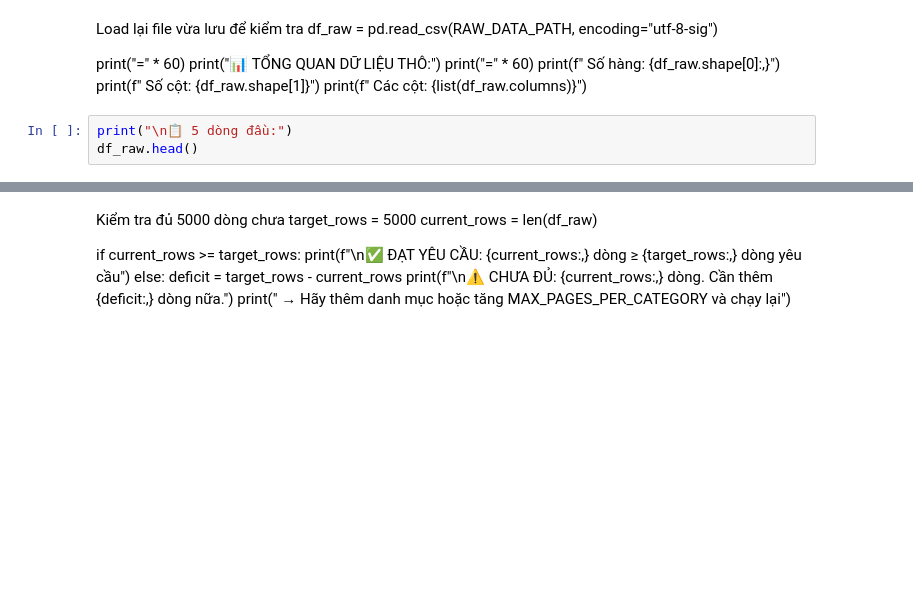
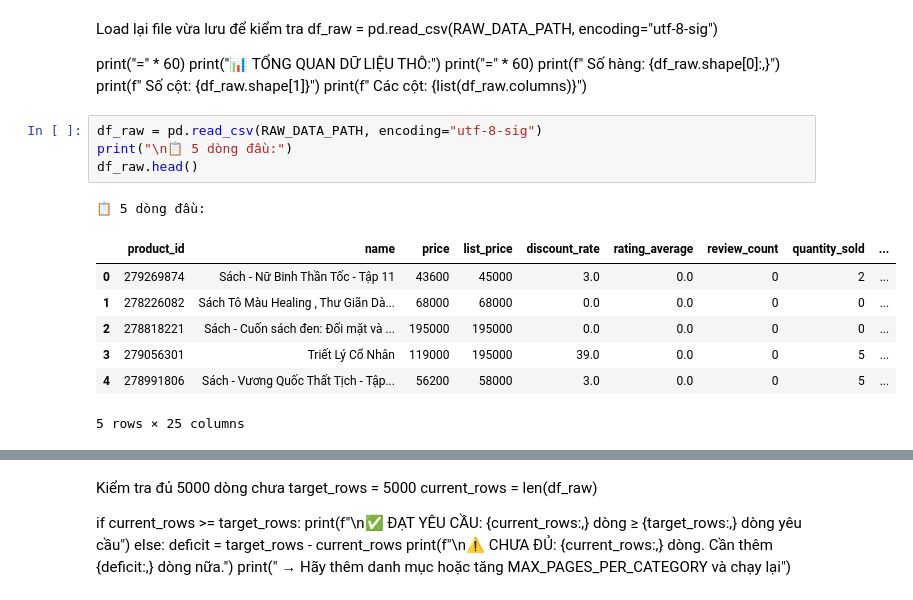
Before and after one commit to AnhTuan28112005/Market-Analysis-of-Books-on-Tiki, a Jupyter notebook: notebooks/01_crawl_data.ipynb, the cells around one changed output, grey strips where cells are left out. Cells and saved outputs as stored; diff of their text form; blank space fills up the shorter version.

```diff
--- a/notebooks/01_crawl_data.ipynb
+++ b/notebooks/01_crawl_data.ipynb
@@ -491,8 +501,18 @@ print(f"  Số hàng:    {df_raw.shape[0]:,}")
 print(f"  Số cột:     {df_raw.shape[1]}")
 print(f"  Các cột:    {list(df_raw.columns)}")
 # %%
+df_raw = pd.read_csv(RAW_DATA_PATH, encoding="utf-8-sig")
 print("\n📋 5 dòng đầu:")
 df_raw.head()
+# %% [output]
+📋 5 dòng đầu:
+|  | product_id | name | price | list_price | discount_rate | rating_average | review_count | quantity_sold | ... |
+| 0 | 279269874 | Sách - Nữ Binh Thần Tốc - Tập 11 | 43600 | 45000 | 3.0 | 0.0 | 0 | 2 | ... |
+| 1 | 278226082 | Sách Tô Màu Healing , Thư Giãn Dà... | 68000 | 68000 | 0.0 | 0.0 | 0 | 0 | ... |
+| 2 | 278818221 | Sách - Cuốn sách đen: Đối mặt và ... | 195000 | 195000 | 0.0 | 0.0 | 0 | 0 | ... |
+| 3 | 279056301 | Triết Lý Cổ Nhân | 119000 | 195000 | 39.0 | 0.0 | 0 | 5 | ... |
+| 4 | 278991806 | Sách - Vương Quốc Thất Tịch - Tập... | 56200 | 58000 | 3.0 | 0.0 | 0 | 5 | ... |
+5 rows × 25 columns
 # %%
 print("\n📋 Thông tin kiểu dữ liệu:")
 df_raw.info()
```
Also changed, not shown: parts of 9 cells of this notebook, 5 other files.
